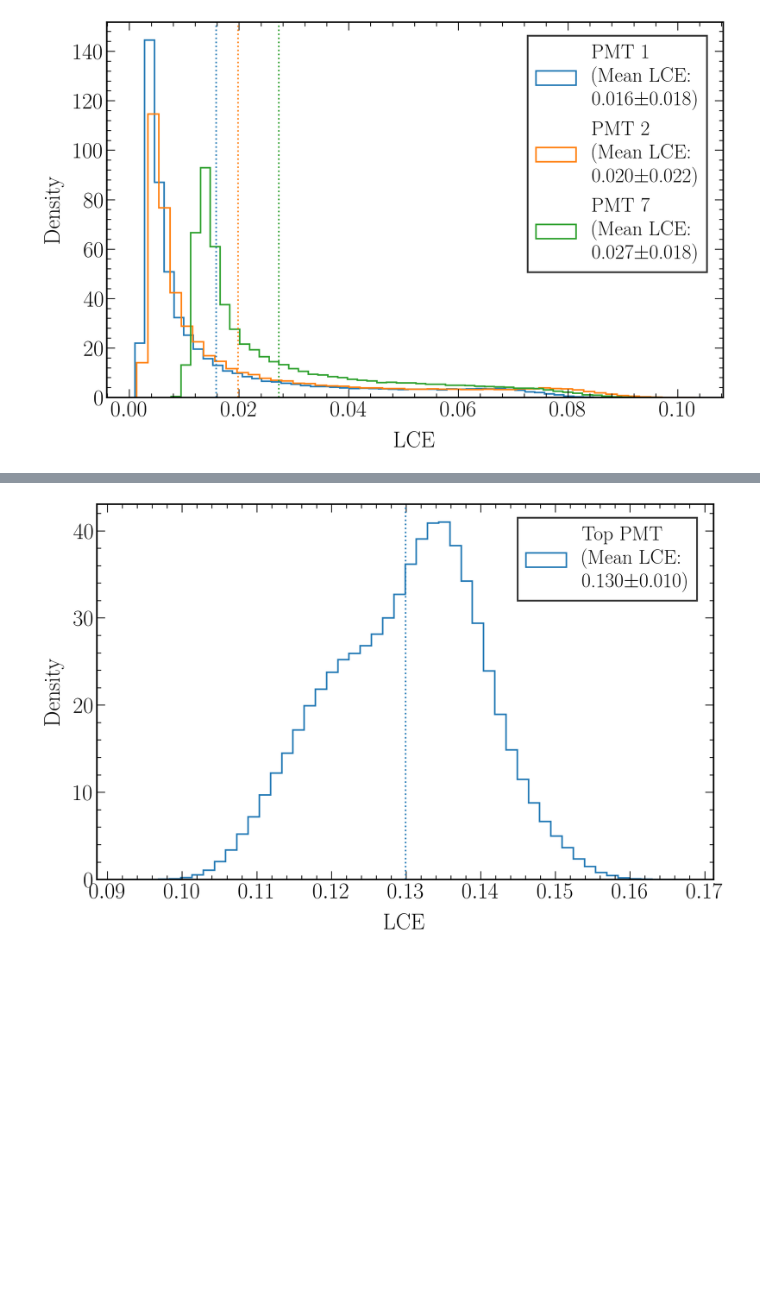
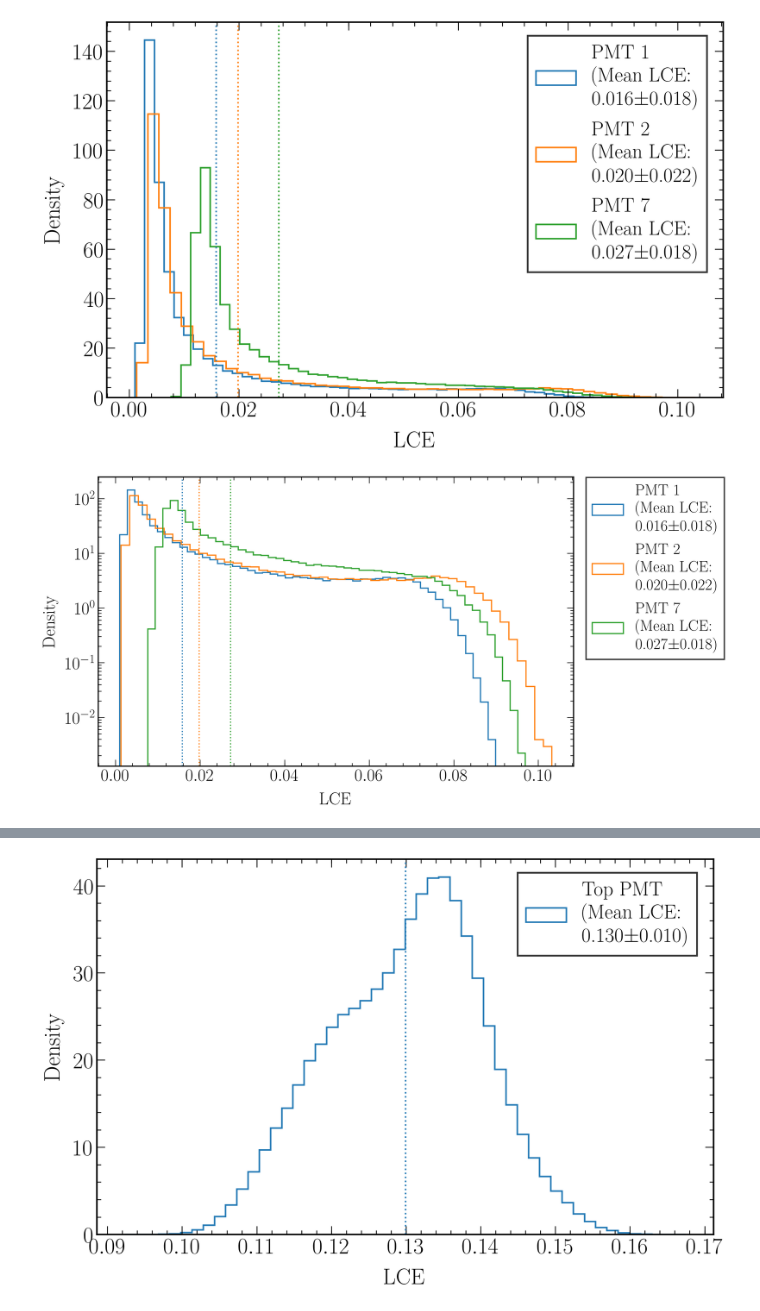
Before and after one commit to AG-Schumann/Xebra_G4_Analysis, a Jupyter notebook: LCE/LCE_per_PMT.ipynb, the cells around one changed output, grey strips where cells are left out. Drawn from its saved outputs; the diff is of its cells as text; code cells hidden in the pictures; blank space fills up the shorter version.

Commit message:
Histograms HF per PMT.

```diff
--- a/LCE/LCE_per_PMT.ipynb
+++ b/LCE/LCE_per_PMT.ipynb
@@ -299,3 +303,71 @@ fig.savefig(filenameprefix+"_LCE_PMT127_hist.png")
 plt.show()
 # %% [output]
 [figure]
+# %%
+#############################################
+## Set plot styles:
+#############################################
+
+fig=plt.figure(figsize=(16, 10), dpi=150)
+
+# Text options
+plt.rc('text', usetex=True)
+plt.rc('font', family='serif')
+
+# Labels
+label_size = 32.5 #25
+label_pad = 13 #10
+title_size = 39 #30
+title_pad = 26 #20
+
+# Axes Parameters
+axes = plt.gca()
+axes.tick_params(axis='both')
+
+# Axes ---> Linewidth
+for axis in ['top','bottom','left','right']:
+    axes.spines[axis].set_linewidth(2.2)
+
+# Axes ---> Ticks
+axes.xaxis.set_minor_locator(AutoMinorLocator(5))
+plt.tick_params(which='minor', direction='in', labelsize=label_size, top=True, right=True, width=1.2, length=6)
+axes.yaxis.set_minor_locator(AutoMinorLocator(5))
+plt.tick_params(which='minor', direction='in', labelsize=label_size, top=True, right=True, width=1.2, length=6)
+plt.tick_params(which='major', direction='in', labelsize=label_size, top=True, right=True, width=1.2, length=12)
+
+# Grid
+#plt.grid(True)
+
+#############################################
+## Plot specific settings and plot data
+#############################################
+
+# Data plot
+
+plt.hist(_chunk_collect['pmthits_1'], bins = 50, histtype='step', linewidth = 2.2, density = True, color = 'C0',
+         label = "PMT 1\n(Mean LCE:\n"+"{0:.3f}".format(round_sig(_chunk_collect['pmthits_1'].mean(), 3))+"$\pm$"+"{0:.3f}".format(round_sig(_chunk_collect['pmthits_1'].std(), 2))+")")
+plt.axvline(x=_chunk_collect['pmthits_1'].mean(), linewidth = 2.2, linestyle = 'dotted', color = 'C0')
+plt.hist(_chunk_collect['pmthits_2'], bins = 50, histtype='step', linewidth = 2.2, density = True, color = 'C1',
+         label = "PMT 2\n(Mean LCE:\n"+"{0:.3f}".format(round_sig(_chunk_collect['pmthits_2'].mean(), 3))+"$\pm$"+"{0:.3f}".format(round_sig(_chunk_collect['pmthits_2'].std(), 2))+")")
+plt.axvline(x=_chunk_collect['pmthits_2'].mean(), linewidth = 2.2, linestyle = 'dotted', color = 'C1')
+plt.hist(_chunk_collect['pmthits_7'], bins = 50, histtype='step', linewidth = 2.2, density = True, color = 'C2',
+         label = "PMT 7\n(Mean LCE:\n"+"{0:.3f}".format(round_sig(_chunk_collect['pmthits_7'].mean(), 3))+"$\pm$"+"{0:.3f}".format(round_sig(_chunk_collect['pmthits_7'].std(), 2))+")")
+plt.axvline(x=_chunk_collect['pmthits_7'].mean(), linewidth = 2.2, linestyle = 'dotted', color = 'C2')
+
+plt.xlabel('LCE', fontsize = label_size, labelpad = label_pad)
+plt.ylabel('Density', fontsize = label_size, labelpad = label_pad)
+#plt.title('LCE per PMT', fontsize = title_size, pad = title_pad)
+
+plt.yscale('log')
+
+# Legend
+leg = plt.legend(loc=2, bbox_to_anchor=(1.01,1.025), fontsize=0.9*label_size, frameon=True, shadow=False, edgecolor='black', fancybox=False)
+#leg = plt.legend(loc=1, bbox_to_anchor=(0.99,0.99), fontsize=0.9*label_size, frameon=True, shadow=False, edgecolor='black', fancybox=False)
+for line in leg.get_lines(): # enumerated
+    line.set_linewidth(4)
+leg.get_frame().set_linewidth(2.5)
+
+fig.savefig(filenameprefix+"_LCE_PMT127_hist_log.png", bbox_inches='tight')
+plt.show()
+# %% [output]
+[figure, added]
```
Also changed, not shown: parts of 10 cells of this notebook.
